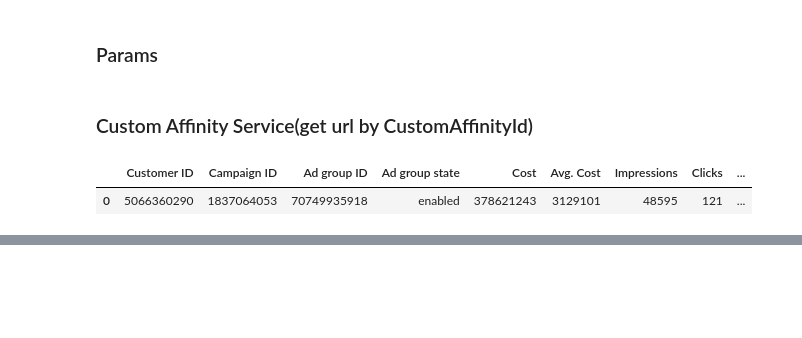
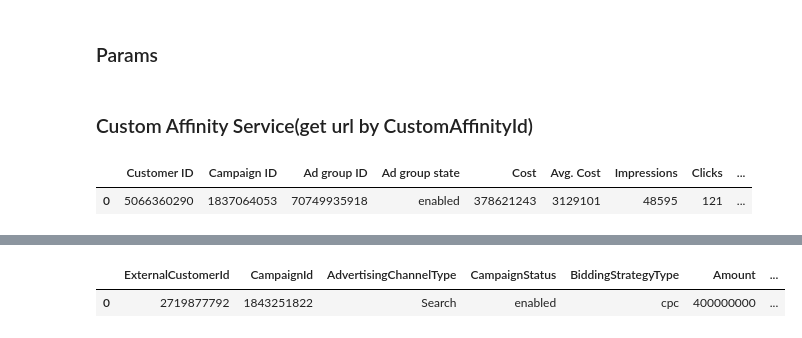
Before and after one commit to TimJLS/adset_interest_parse, a Jupyter notebook: ai_optimizer/GDN.ipynb, the cells around one changed output, grey strips where cells are left out. Drawn from its saved outputs; the diff is of its cells as text; code cells hidden in the pictures; blank space fills up the shorter version.

```diff
--- a/ai_optimizer/GDN.ipynb
+++ b/ai_optimizer/GDN.ipynb
@@ -781,0 +876,38 @@ df.head()
+# %%
+def get_campaign_insights( client, date_preset='TODAY'):
+    if not date_preset:
+        date_preset = 'ALL_TIME'
+    # Create report definition.
+    report = {
+        'reportName': 'CAMPAIGN_PERFORMANCE_REPORT',
+#         'dateRangeType': 'CUSTOM_DATE',
+        'dateRangeType': date_preset,
+        'reportType': 'CAMPAIGN_PERFORMANCE_REPORT',
+        'downloadFormat': 'CSV',
+        'selector': {
+            'fields': CAMPAIGN_FIELDS,
+#             'dateRange': {'min': '20190301','max': '20190401'},
+            'predicates': [{
+                'field': 'CampaignId',
+                'operator': 'EQUALS',
+                'values':[campaign_id]
+            }]
+        }
+    }
+    csv = report_downloader.DownloadReportAsString(
+        report, skip_report_header=True, skip_column_header=True,
+        skip_report_summary=True, include_zero_impressions=True,client_customer_id=CUSTOMER_SERVICE_ID)
+    csv_list = csv.split('\n')[:-1]
+    df = pd.DataFrame()
+    for lil_csv in csv_list:
+        df_temp = pd.DataFrame(
+            data=np.array(lil_csv.split(',')).reshape(1,len(CAMPAIGN_FIELDS)),
+            columns=CAMPAIGN_FIELDS
+        )
+        df = df.append(df_temp)
+    return df
+# %%
+get_campaign_insights( client, date_preset='TODAY')
+# %% [output]
+|  | ExternalCustomerId | CampaignId | AdvertisingChannelType | CampaignStatus | BiddingStrategyType | Amount | ... |
+| 0 | 2719877792 | 1843251822 | Search | enabled | cpc | 400000000 | ... |
```
Also changed, not shown: parts of 11 cells of this notebook, 12 other files.
